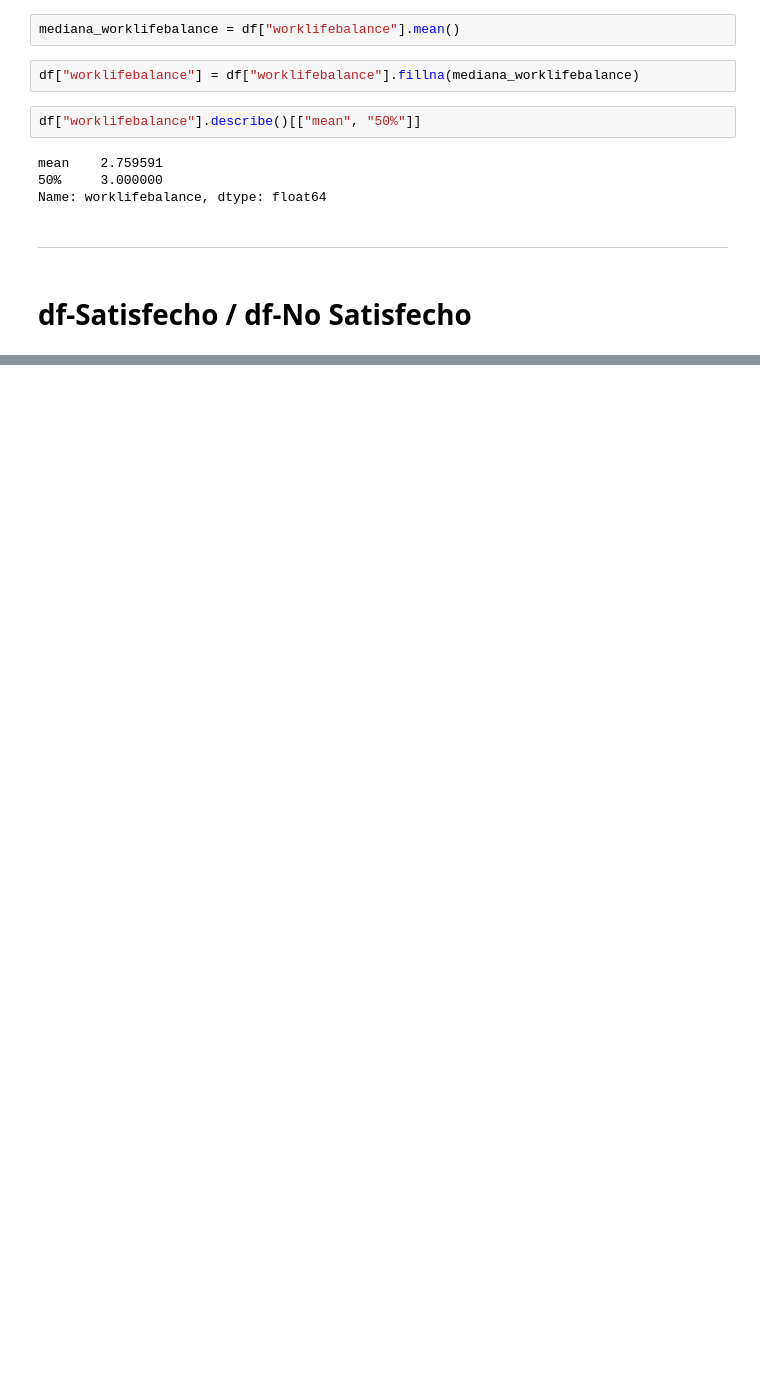
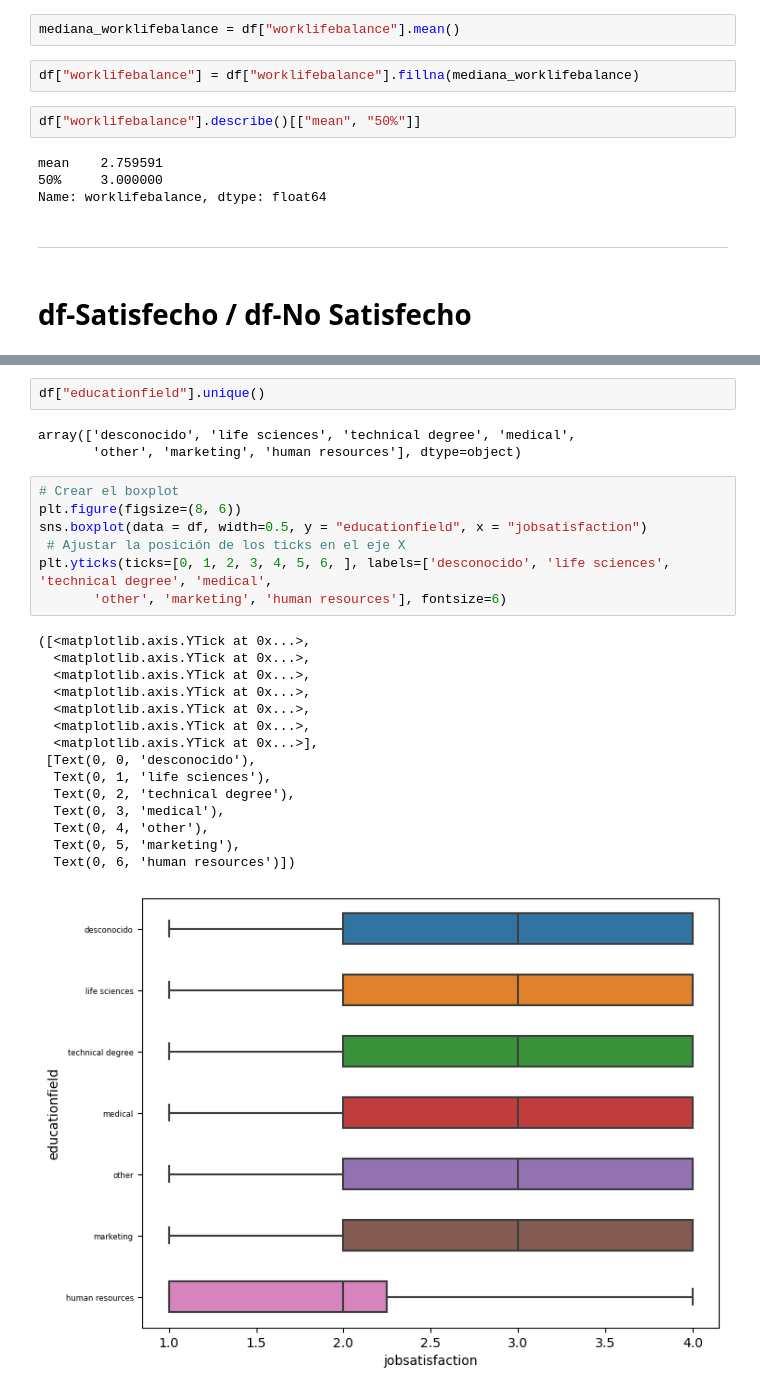
Before and after one commit to Iara-AC/project-da-promo-K-modulo-3-team-1, a Jupyter notebook: FUNCIONES/GRAFICOS.ipynb, the cells around one changed output, grey strips where cells are left out. Drawn from its saved outputs; the diff is of its cells as text; blank space fills up the shorter version.

```diff
--- a/FUNCIONES/GRAFICOS.ipynb
+++ b/FUNCIONES/GRAFICOS.ipynb
@@ -144,0 +342,28 @@ job_no_satisfecha = df[df['jobsatisfaction'] == 'high school']["income"]
+# %%
+df["educationfield"].unique()
+# %% [output]
+array(['desconocido', 'life sciences', 'technical degree', 'medical',
+       'other', 'marketing', 'human resources'], dtype=object)
+# %%
+# Crear el boxplot
+plt.figure(figsize=(8, 6))
+sns.boxplot(data = df, width=0.5, y = "educationfield", x = "jobsatisfaction")
+ # Ajustar la posición de los ticks en el eje X
+plt.yticks(ticks=[0, 1, 2, 3, 4, 5, 6, ], labels=['desconocido', 'life sciences', 'technical degree', 'medical',
+       'other', 'marketing', 'human resources'], fontsize=6)
+# %% [output]
+([<matplotlib.axis.YTick at 0x...>,
+  <matplotlib.axis.YTick at 0x...>,
+  <matplotlib.axis.YTick at 0x...>,
+  <matplotlib.axis.YTick at 0x...>,
+  <matplotlib.axis.YTick at 0x...>,
+  <matplotlib.axis.YTick at 0x...>,
+  <matplotlib.axis.YTick at 0x...>],
+ [Text(0, 0, 'desconocido'),
+  Text(0, 1, 'life sciences'),
+  Text(0, 2, 'technical degree'),
+  Text(0, 3, 'medical'),
+  Text(0, 4, 'other'),
+  Text(0, 5, 'marketing'),
+  Text(0, 6, 'human resources')])
+[figure, added]
```
Also changed, not shown: parts of 41 cells of this notebook, 1 other file.
